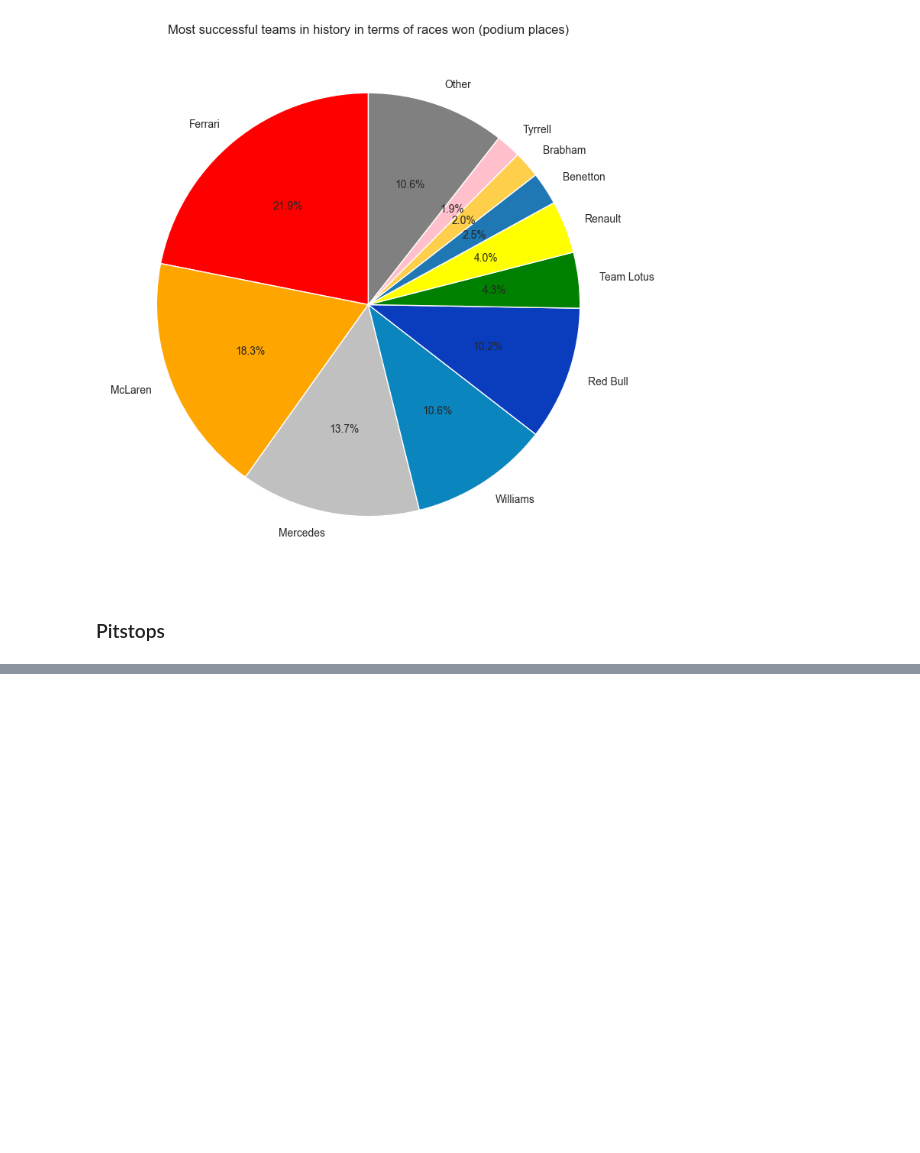
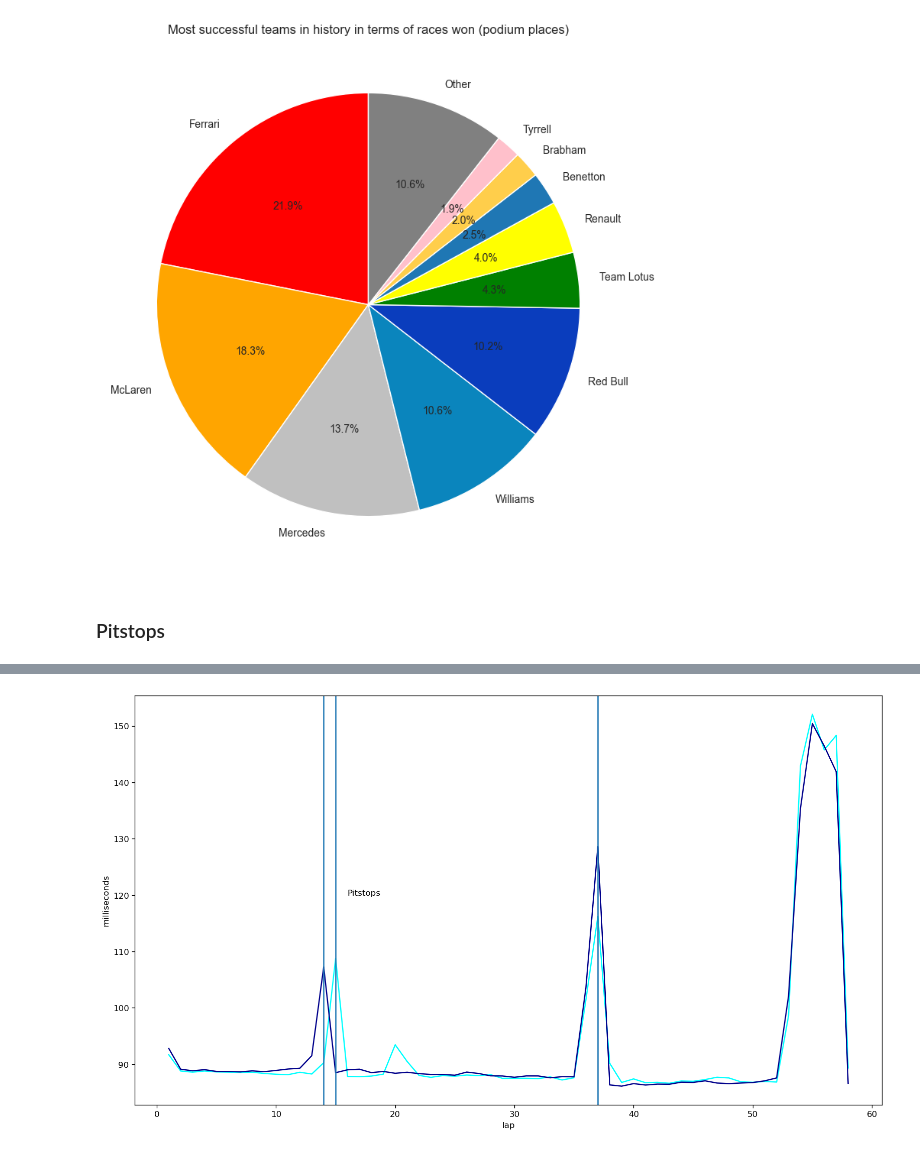
Before and after one commit to drfifonz/formula1-stats, a Jupyter notebook: formula1_static_charts.ipynb, the cells around one changed output, grey strips where cells are left out. Cells and saved outputs as stored; diff of their text form; code cells hidden in the pictures; blank space fills up the shorter version.

```diff
--- a/formula1_static_charts.ipynb
+++ b/formula1_static_charts.ipynb
@@ -158,0 +156,21 @@ Name: raceId, dtype: int64
+# %%
+lap_times_df = pd.read_csv("data/lap_times.csv")
+
+# Abu Dhabi Grand Prix 2021
+df_line = lap_times_df.loc[lap_times_df["raceId"]==1073]
+df_line = df_line[["driverId","time","milliseconds","lap"]]
+df_line["milliseconds"] = df_line["milliseconds"].map(lambda x: int(x)/1000)
+ham_results = df_line.loc[df_line["driverId"].isin([1])]
+ver_results = df_line.loc[df_line["driverId"].isin([830])]
+# df_line["milliseconds"] = df_line["milliseconds"].map()
+
+fig, ax = plt.subplots(figsize=(16, 9), dpi=120)
+ax = sns.lineplot(data=ham_results,x ="lap"  , y ="milliseconds",  color = "cyan")
+ax = sns.lineplot(data=ver_results,x ="lap"  , y ="milliseconds",  color = "darkblue")
+ax.axvline(14)
+ax.axvline(15)
+ax.axvline(37)
+ax.text(16,120,"Pitstops")
+plt.show()
+# %% [output]
+[figure, added]
```
Also changed, not shown: parts of 3 cells of this notebook.
